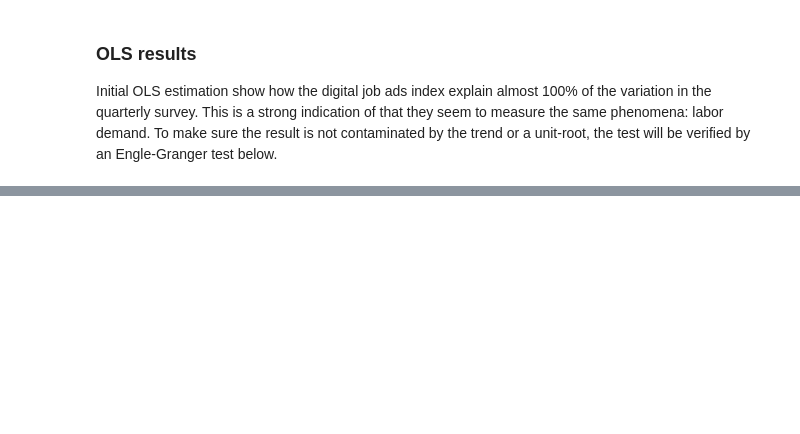
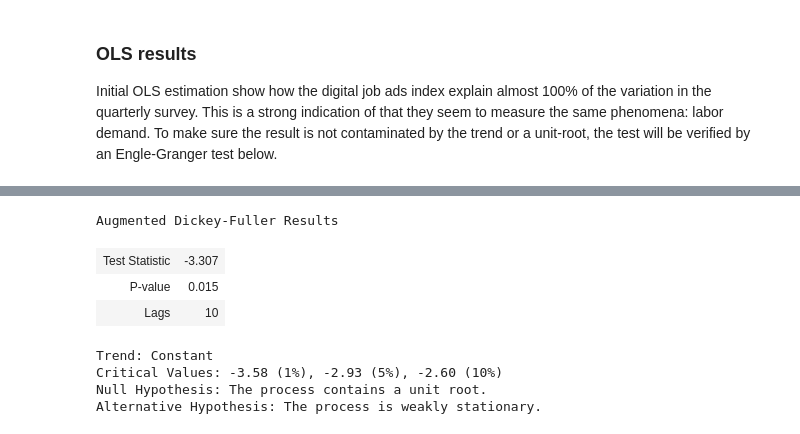
Before and after one commit to wilhelmakesson/Measuring_labor_demand, a Jupyter notebook: Main Project file.ipynb, the cells around one changed output, grey strips where cells are left out. Drawn from its saved outputs; the diff is of its cells as text; code cells hidden in the pictures; blank space fills up the shorter version.

```diff
--- a/Main Project file.ipynb
+++ b/Main Project file.ipynb
@@ -273,6 +279,8 @@ array([105100.9723315 , 119307.66587814,  43283.58587494, 124582.85996989,
         38108.12746317,  45888.08622851,  53448.47828149,  41884.23902598,
         94437.15407566,  58971.21396739])
 # %%
-ols = sm.OLS(job_df_q.iloc[:,1], job_df_q.iloc[:,0]).fit()
+diff_surv = np.diff(job_df_q.iloc[:,1], n=2)
+diff_dig = np.diff(job_df_q.iloc[:,0], n=2)
+ols = sm.OLS(job_df_q.iloc[:,1], sm.add_constant(job_df_q.iloc[:,0])).fit()
 print(ols.summary())
 # %% [output]
@@ -313,0 +344,12 @@ Distribution Order: 1
+# %%
+adf = ADF(diff_dig, trend="c")
+adf
+# %% [output]
+Augmented Dickey-Fuller Results
+| Test Statistic | -3.307 |
+| P-value | 0.015 |
+| Lags | 10 |
+Trend: Constant
+Critical Values: -3.58 (1%), -2.93 (5%), -2.60 (10%)
+Null Hypothesis: The process contains a unit root.
+Alternative Hypothesis: The process is weakly stationary.
```
Also changed, not shown: parts of 13 cells of this notebook.
